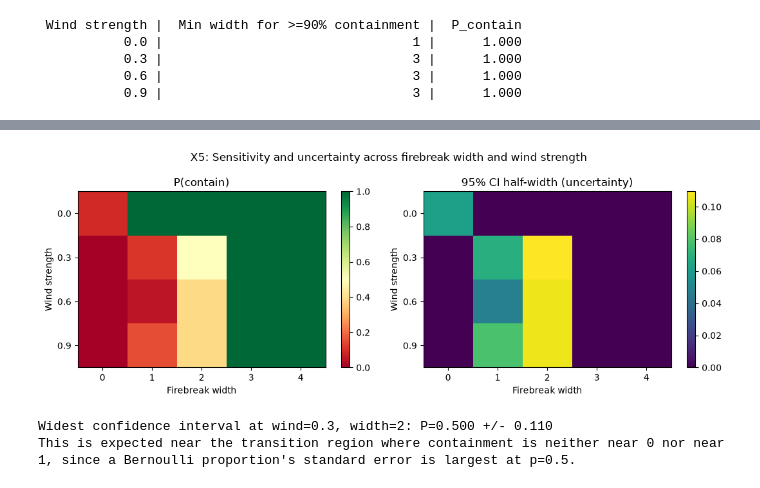
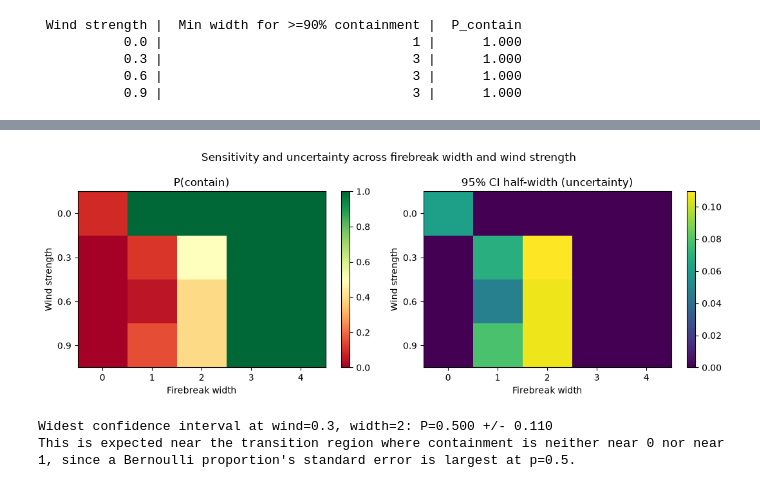
Before and after one commit to ManithMss/wildfire-firebreak-simulator, a Jupyter notebook: notebook/wildfire-firebreak-simulator.ipynb, the cells around one changed output, grey strips where cells are left out. Cells and saved outputs as stored; diff of their text form; code cells hidden in the pictures.

```diff
--- a/notebook/wildfire-firebreak-simulator.ipynb
+++ b/notebook/wildfire-firebreak-simulator.ipynb
@@ -555,42 +560,42 @@ A systematic sweep over firebreak width and wind strength simultaneously, report
 # %%
-# X5: Sensitivity and uncertainty analysis - 2D parameter sweep with confidence intervals
-widths_x5 = [0, 1, 2, 3, 4]
-winds_x5 = [0.0, 0.3, 0.6, 0.9]
-N_X5 = 80
+# Sensitivity and uncertainty: 2D sweep with confidence intervals
+widths_sweep = [0, 1, 2, 3, 4]
+winds_sweep = [0.0, 0.3, 0.6, 0.9]
+N_SWEEP = 80
 
-prob_grid = np.zeros((len(winds_x5), len(widths_x5)))
-ci_grid = np.zeros((len(winds_x5), len(widths_x5)))
-for wi, wind_s in enumerate(winds_x5):
-    for ci_i, width in enumerate(widths_x5):
+prob_grid = np.zeros((len(winds_sweep), len(widths_sweep)))
+ci_grid = np.zeros((len(winds_sweep), len(widths_sweep)))
+for wi, wind_s in enumerate(winds_sweep):
+    for ci_i, width in enumerate(widths_sweep):
         p, se = containment_probability(L=50, firebreak_width=width, wind_strength=wind_s,
-                                         wind_dir="East", n_runs=N_X5)
+                                         wind_dir="East", n_runs=N_SWEEP)
         prob_grid[wi, ci_i] = p
         ci_grid[wi, ci_i] = 1.96 * se
 
 fig, axes = plt.subplots(1, 2, figsize=(11, 4))
 im0 = axes[0].imshow(prob_grid, cmap="RdYlGn", vmin=0, vmax=1, aspect="auto")
-axes[0].set_xticks(range(len(widths_x5))); axes[0].set_xticklabels(widths_x5)
-axes[0].set_yticks(range(len(winds_x5))); axes[0].set_yticklabels(winds_x5)
+axes[0].set_xticks(range(len(widths_sweep))); axes[0].set_xticklabels(widths_sweep)
+axes[0].set_yticks(range(len(winds_sweep))); axes[0].set_yticklabels(winds_sweep)
 axes[0].set_xlabel("Firebreak width"); axes[0].set_ylabel("Wind strength")
 axes[0].set_title("P(contain)")
 fig.colorbar(im0, ax=axes[0])
 
 im1 = axes[1].imshow(ci_grid, cmap="viridis", aspect="auto")
-axes[1].set_xticks(range(len(widths_x5))); axes[1].set_xticklabels(widths_x5)
-axes[1].set_yticks(range(len(winds_x5))); axes[1].set_yticklabels(winds_x5)
+axes[1].set_xticks(range(len(widths_sweep))); axes[1].set_xticklabels(widths_sweep)
+axes[1].set_yticks(range(len(winds_sweep))); axes[1].set_yticklabels(winds_sweep)
 axes[1].set_xlabel("Firebreak width"); axes[1].set_ylabel("Wind strength")
 axes[1].set_title("95% CI half-width (uncertainty)")
 fig.colorbar(im1, ax=axes[1])
-plt.suptitle("X5: Sensitivity and uncertainty across firebreak width and wind strength")
+plt.suptitle("Sensitivity and uncertainty across firebreak width and wind strength")
 plt.tight_layout(); plt.show()
 
 max_ci_idx = np.unravel_index(np.argmax(ci_grid), ci_grid.shape)
-print(f"Widest confidence interval at wind={winds_x5[max_ci_idx[0]]}, width={widths_x5[max_ci_idx[1]]}: "
+print(f"Widest confidence interval at wind={winds_sweep[max_ci_idx[0]]}, width={widths_sweep[max_ci_idx[1]]}: "
       f"P={prob_grid[max_ci_idx]:.3f} +/- {ci_grid[max_ci_idx]:.3f}")
 print("This is expected near the transition region where containment is neither near 0 nor near 1,"
       " since a Bernoulli proportion's standard error is largest at p=0.5.")
 # %% [output]
-[figure, old version]
+[figure, new version]
 Widest confidence interval at wind=0.3, width=2: P=0.500 +/- 0.110
 This is expected near the transition region where containment is neither near 0 nor near 1, since a Bernoulli proportion's standard error is largest at p=0.5.
 # %% [markdown]
```
Also changed, not shown: parts of 13 cells of this notebook, 8 other files.
